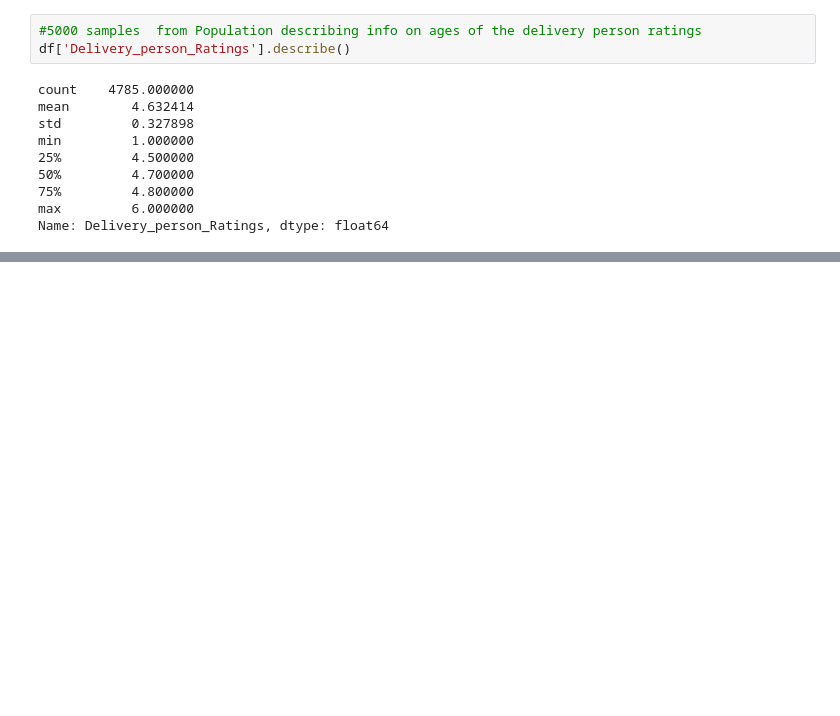
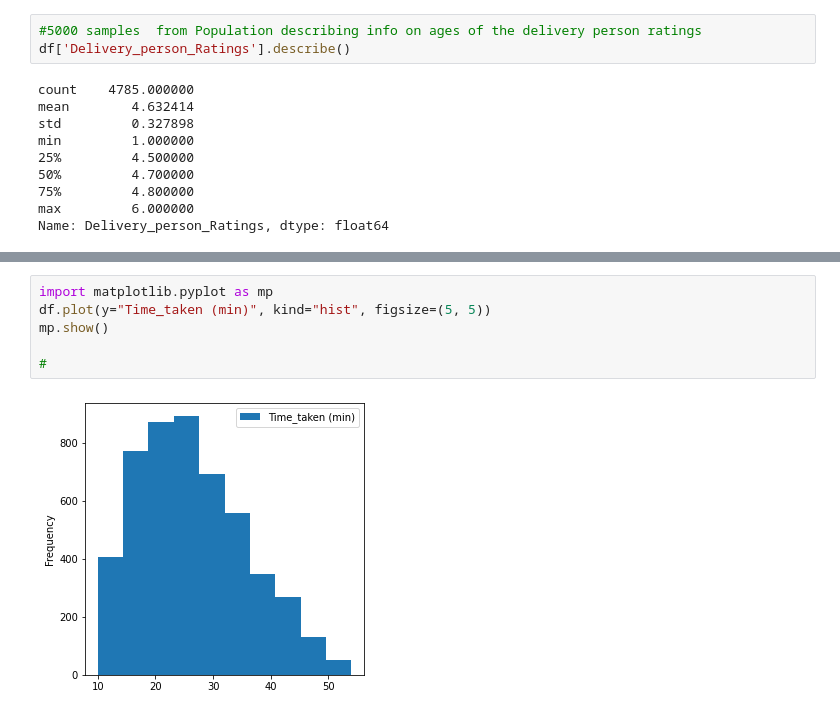
Before and after one commit to Gowtham-Sivam/Amazon_ML_Challenge, a Jupyter notebook: Amazon_EDA_Food_Delivery.ipynb, the cells around one changed output, grey strips where cells are left out. Saved outputs shown, nothing was run; the diff lists cells and outputs as text; blank space fills up the shorter version.

```diff
--- a/Amazon_EDA_Food_Delivery.ipynb
+++ b/Amazon_EDA_Food_Delivery.ipynb
@@ -183,0 +202,8 @@ Name: Delivery_person_Ratings, dtype: float64
+# %%
+import matplotlib.pyplot as mp
+df.plot(y="Time_taken (min)", kind="hist", figsize=(5, 5))
+mp.show()
+
+#
+# %% [output]
+[figure, added]
```
Also changed, not shown: parts of 2 cells of this notebook.
